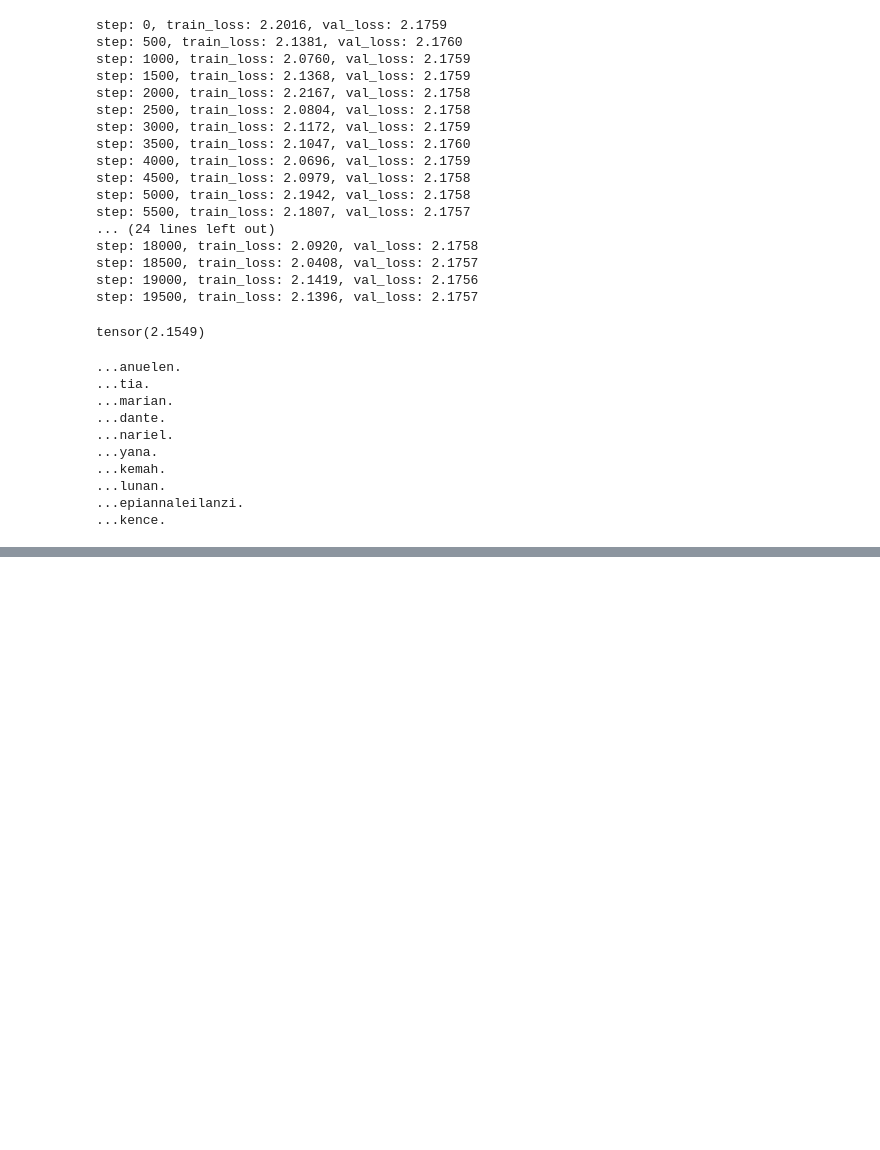
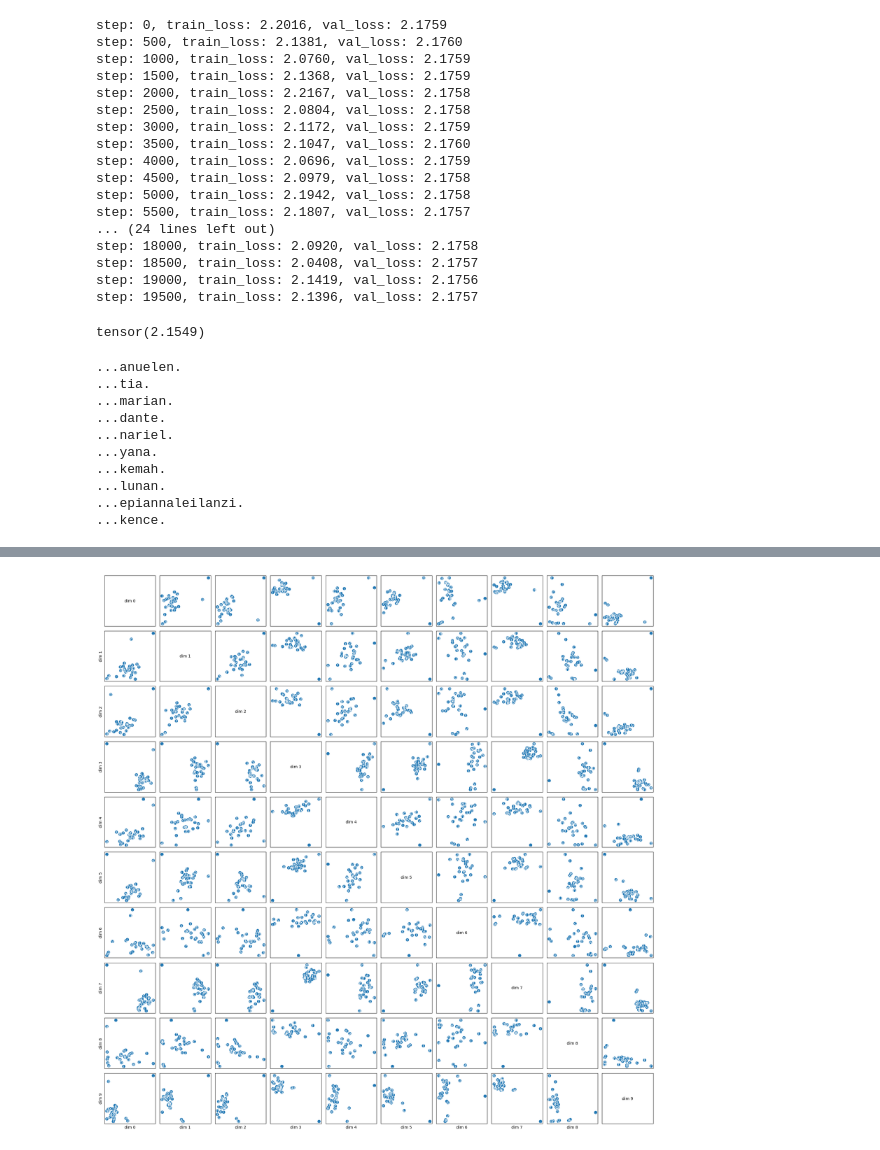
Before and after one commit to xiaobo-yang/my_makemore, a Jupyter notebook: mlp.ipynb, the cells around one changed output, grey strips where cells are left out. Drawn from its saved outputs; the diff is of its cells as text; code cells hidden in the pictures; blank space fills up the shorter version.

```diff
--- a/mlp.ipynb
+++ b/mlp.ipynb
@@ -750,0 +764,38 @@ plt.show()
+# %%
+import matplotlib.pyplot as plt
+
+# 创建10x10的子图矩阵
+fig, axes = plt.subplots(10, 10, figsize=(20, 20))
+
+# 遍历所有维度对组合
+for i in range(10):
+    for j in range(10):
+        ax = axes[i, j]
+
+        # 在对角线上显示维度号
+        if i == j:
+            ax.text(0.5, 0.5, f'dim {i}', ha='center', va='center')
+            ax.set_xticks([])
+            ax.set_yticks([])
+            continue
+
+        # 绘制散点图
+        ax.scatter(data[:, i], data[:, j], s=50)
+        for k, ch in enumerate(chs):
+            ax.text(data[k, i], data[k, j], ch, ha='center', va='center', color='white')
+
+        # 设置标签
+        if i == 9:  # 最后一行
+            ax.set_xlabel(f'dim {j}')
+        if j == 0:  # 第一列
+            ax.set_ylabel(f'dim {i}')
+
+        # 移除刻度
+        ax.set_xticks([])
+        ax.set_yticks([])
+
+# 调整子图之间的间距
+plt.tight_layout()
+plt.show()
+# %% [output]
+[figure, added]
```
Also changed, not shown: parts of 1 cell of this notebook.
